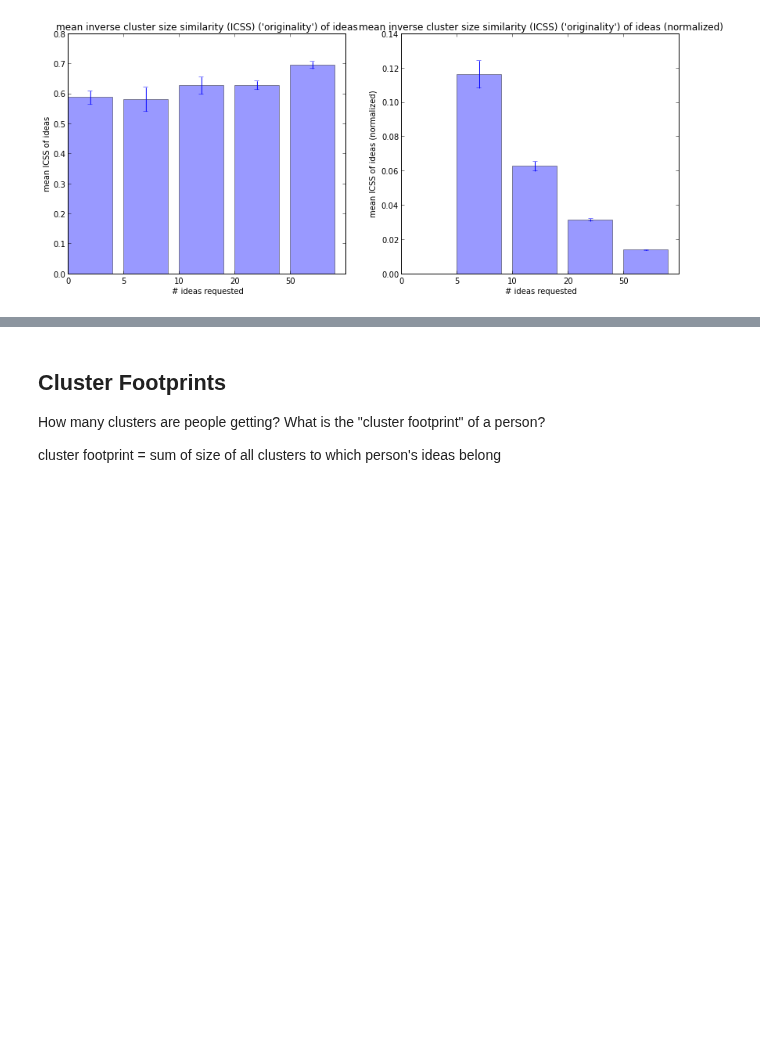
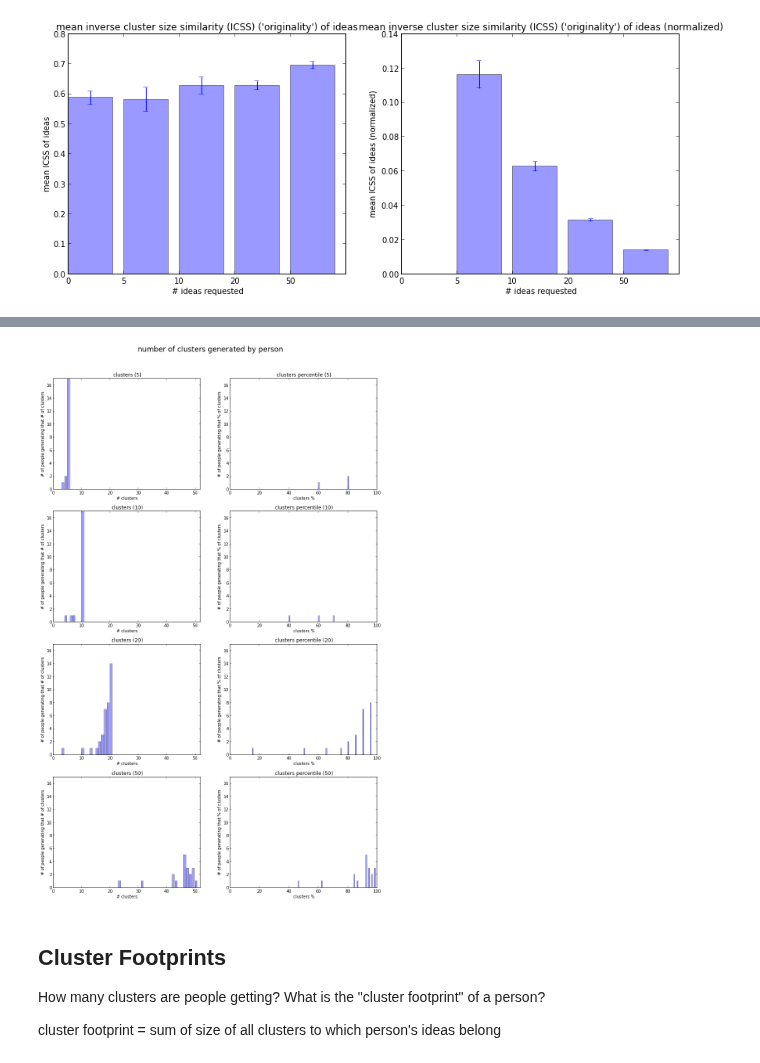
Before and after one commit to filkry/crowbrain, a Jupyter notebook: exps/post_pilot12_13_stats.ipynb, the cells around one changed output, grey strips where cells are left out. Drawn from its saved outputs; the diff is of its cells as text; code cells hidden in the pictures; blank space fills up the shorter version.

```diff
--- a/exps/post_pilot12_13_stats.ipynb
+++ b/exps/post_pilot12_13_stats.ipynb
@@ -212,5 +212,8 @@ def num_clusters(question_code):
     return len(set(sub_df['fixed_cluster_number']))
 
 for qc in question_codes:
+    print "Number of ideas:", len(df[df['question_code'] == qc])
     print 'Number of clusters for question code', qc, ':', num_clusters(qc)
+    thing = len(df[df['question_code'] == qc])/float(num_clusters(qc))
+    print "clusters per idea", thing
 # %% [output]
@@ -375,3 +419,79 @@ bar_mean_norm_err(cs_originalities, "mean inverse cluster size similarity (ICSS)
+# %%
+num_clusters = defaultdict(list)
+for (num_requested, wid, qc), run in runs:
+    n = len(set(run['fixed_cluster_number']))
+    num_clusters[num_requested].append(n)
+
+def hists(condition_dict, plot_title, thing_being_counted):
+    """
+    Assumes that condition_dict[key][x] <= key for all x
+    """
+
+    nozero = condition_dict.copy()
+    if 0 in nozero:
+        del nozero[0]
+
+    rows = len(nozero.keys())
+    if 0 in nozero.keys():
+        rows = rows-1
+    fig = figure(1, figsize=(14,rows * 5.5))
+    fig.text(0.5,0.95, plot_title,
+             horizontalalignment='center',verticalalignment='top', size='xx-large')
+
+    # figure out where to place plots
+    ordered_keys = sorted(nozero.keys())
+
+    # Un-normalized plots
+
+    xmin = 0
+    xmax = 0
+    ymax = 0
+
+    # This is going fast for now, but if slowdown occurs cache results
+    for condition in nozero:
+        ys = np.bincount(nozero[condition])
+        ymax = max(ymax, max(ys))
+        xmax = max(xmax, len(ys) + 1)
+
+    for i, condition in enumerate(nozero):
+        ys = np.bincount(nozero[condition])
+        xs = range(0, len(ys))
+
+        subplot(rows, 2, 2*ordered_keys.index(condition)+ 1)
+        bar(xs, ys, alpha=0.4)
+
+        xlabel("# %s" % thing_being_counted)
+        ylabel('# of people generating that # of %s' % thing_being_counted)
+        xlim(xmin, xmax)
+        ylim(0, ymax)
+        title("%s (%i)" % (thing_being_counted, condition))
+
+    # Normalized plots
+
+    normalized = dict()
+    for condition in nozero:
+        if condition == 0:
+            continue
+
+        normalized[condition] = 100.0 * np.array(nozero[condition]) / float(condition)
+        normalized[condition] = [int(x) for x in normalized[condition]]
+
+    for i, condition in enumerate(normalized):
+        ys = np.bincount(normalized[condition])
+        xs = range(0, len(ys))
+
+        subplot(rows, 2, 2*ordered_keys.index(condition) + 2)
+        bar(xs, ys, alpha=0.4)
+
+        xlabel("%s %%" % thing_being_counted)
+        ylabel('# of people generating that %% of %s' % thing_being_counted)
+        xlim(0, 100)
+        ylim(0, ymax)
+        title("%s percentile (%i)" % (thing_being_counted, condition))
+
+hists(num_clusters, "number of clusters generated by person", "clusters")
+# %% [output]
+[figure, added]
 # %% [markdown]
 ## Cluster Footprints
 
```
Also changed, not shown: parts of 7 cells of this notebook.
